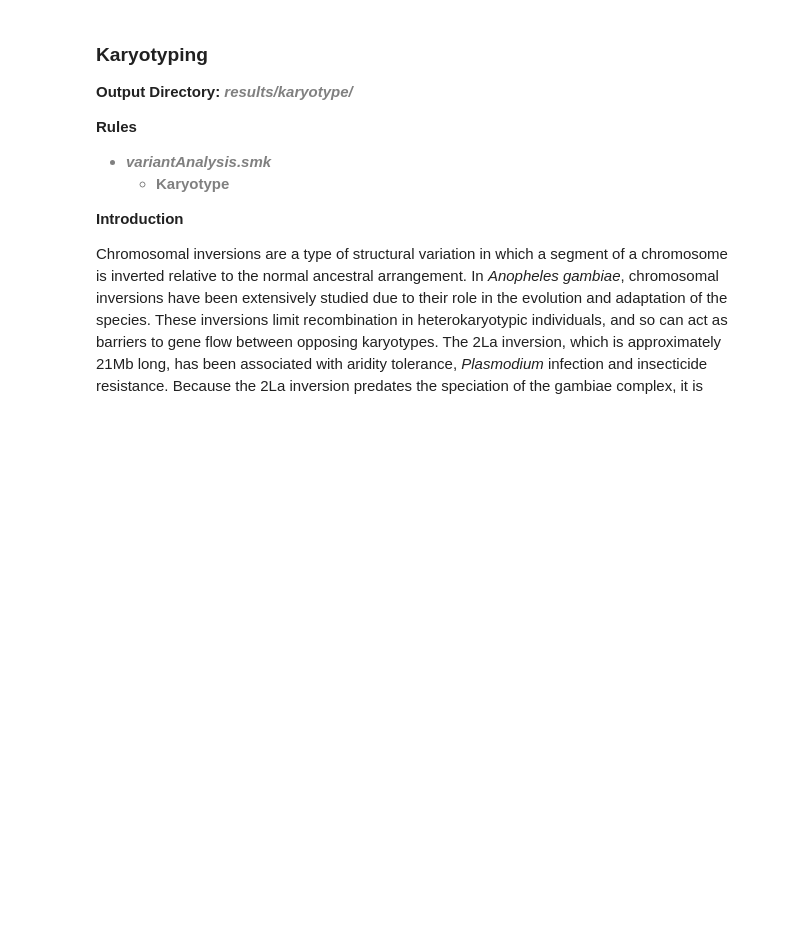
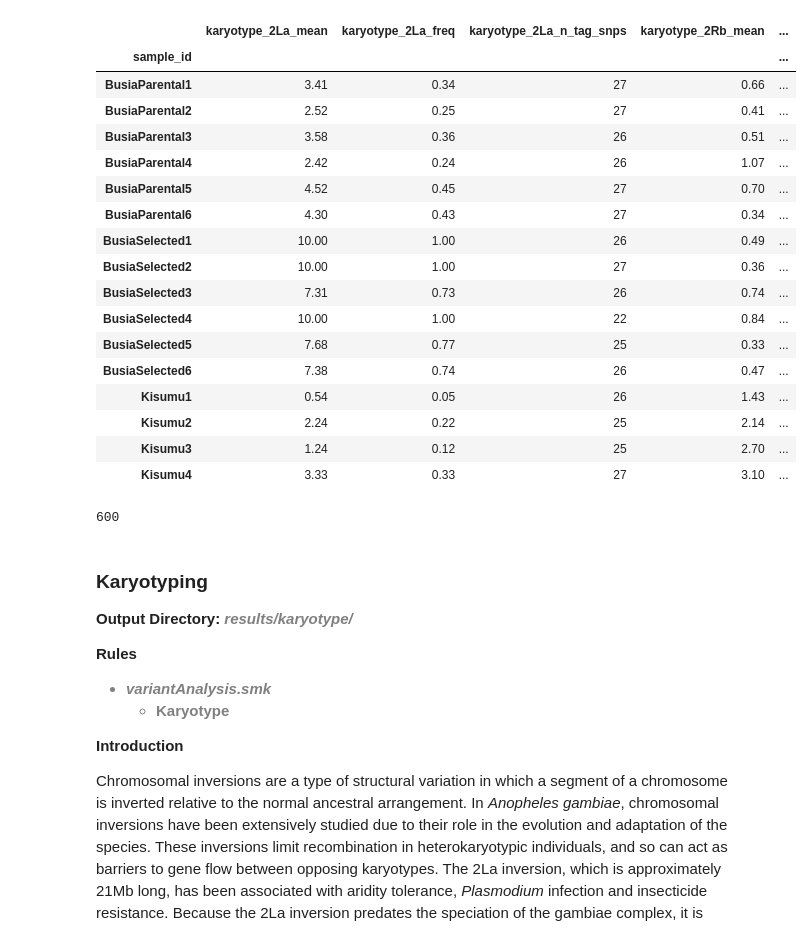
Before and after one commit to sanjaynagi/rna-seq-pop, a Jupyter notebook: workflow/notebooks/karyotype.ipynb, the cells around one changed output. Cells and saved outputs as stored; diff of their text form; code cells hidden in the pictures; blank space fills up the shorter version.

Commit message:
replace compkaryo with own karyotyping nb

```diff
--- a/workflow/notebooks/karyotype.ipynb
+++ b/workflow/notebooks/karyotype.ipynb
@@ -18,3 +20,11 @@ ploidy = 10
 config_path = "../../config/config.yaml"
 dataset = "Ag_Busia"
 metadata_path = "../../config/samples_oldnames.tsv"
+tag_snp_path = "../../resources/karyotype_tag_snps.csv"
+wkdir = "../.."
+contig_r = "2R"
+contig_l = "2L"
+inversions = ['2La']
+# %%
+df_tag_snps = pd.read_csv(tag_snp_path, sep=",")
+df_tag_snps.head()
@@ -50,0 +48,22 @@ rnaseqpop.plotRectangular(df, path="results/karyotype/karyoOverallFreqs.svg", yl
+# %%
+def _karyotype_tags_n_alt(gt, alts, inversion_alts):
+    n_sites = gt.shape[0]
+    n_samples = gt.shape[1]
+
+    # create empty array
+    inv_n_alt = np.empty((n_sites, n_samples), dtype=np.int8)
+
+    # for every site
+    for i in range(n_sites):
+        # find the index of the correct tag snp allele
+        if all(alts[i] != inversion_alts[i]):
+            inv_n_alt[i, :] = 0
+        else:
+            tagsnp_index = np.where(alts[i] == inversion_alts[i])[0] + 1
+
+        for j in range(n_samples):
+            # count alleles which == tag snp allele and store
+            n_tag_alleles = np.sum(gt[i, j] == tagsnp_index[0])
+            inv_n_alt[i, j] = n_tag_alleles
+
+    return inv_n_alt
@@ -50,0 +132,24 @@ rnaseqpop.plotRectangular(df, path="results/karyotype/karyoOverallFreqs.svg", yl
+# %%
+df_karyo = pd.concat(dfs, axis=1).filter(like="karyo")
+df_karyo = df_karyo.sort_values('sample_id')
+df_karyo.to_csv(f"{wkdir}/results/karyotype/karyotypes.tsv", sep="\t")
+df_karyo
+# %% [output]
+|  | karyotype_2La_mean | karyotype_2La_freq | karyotype_2La_n_tag_snps | karyotype_2Rb_mean | ... |
+| sample_id |  |  |  |  | ... |
+| BusiaParental1 | 3.41 | 0.34 | 27 | 0.66 | ... |
+| BusiaParental2 | 2.52 | 0.25 | 27 | 0.41 | ... |
+| BusiaParental3 | 3.58 | 0.36 | 26 | 0.51 | ... |
+| BusiaParental4 | 2.42 | 0.24 | 26 | 1.07 | ... |
+| BusiaParental5 | 4.52 | 0.45 | 27 | 0.70 | ... |
+| BusiaParental6 | 4.30 | 0.43 | 27 | 0.34 | ... |
+| BusiaSelected1 | 10.00 | 1.00 | 26 | 0.49 | ... |
+| BusiaSelected2 | 10.00 | 1.00 | 27 | 0.36 | ... |
+| BusiaSelected3 | 7.31 | 0.73 | 26 | 0.74 | ... |
+| BusiaSelected4 | 10.00 | 1.00 | 22 | 0.84 | ... |
+| BusiaSelected5 | 7.68 | 0.77 | 25 | 0.33 | ... |
+| BusiaSelected6 | 7.38 | 0.74 | 26 | 0.47 | ... |
+| Kisumu1 | 0.54 | 0.05 | 26 | 1.43 | ... |
+| Kisumu2 | 2.24 | 0.22 | 25 | 2.14 | ... |
+| Kisumu3 | 1.24 | 0.12 | 25 | 2.70 | ... |
+| Kisumu4 | 3.33 | 0.33 | 27 | 3.10 | ... |
@@ -51,3 +158,7 @@ rnaseqpop.plotRectangular(df, path="results/karyotype/karyoOverallFreqs.svg", yl
+# %%
+df.shape[1] * 300
+# %% [output]
+600
 # %% [markdown]
 ### Karyotyping
 
```
Also changed, not shown: parts of 7 cells of this notebook, 13 other files.
